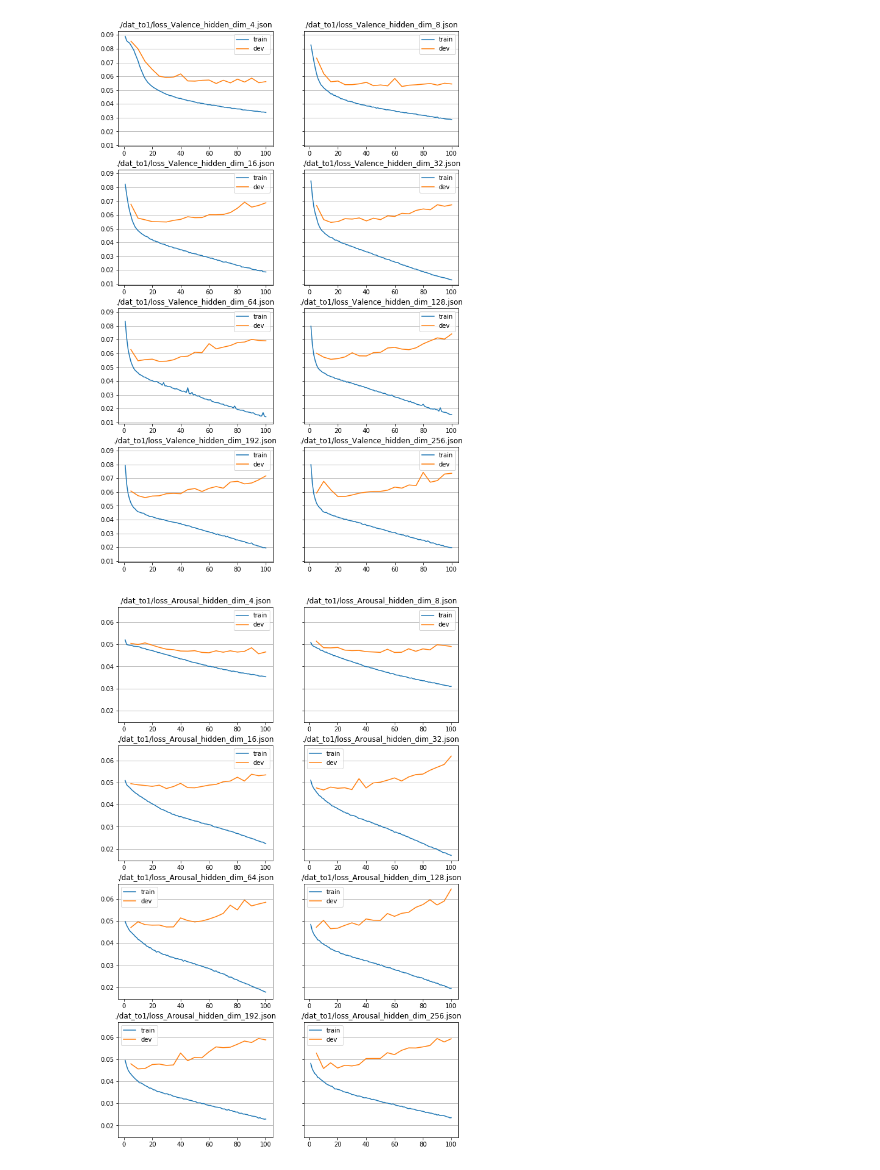
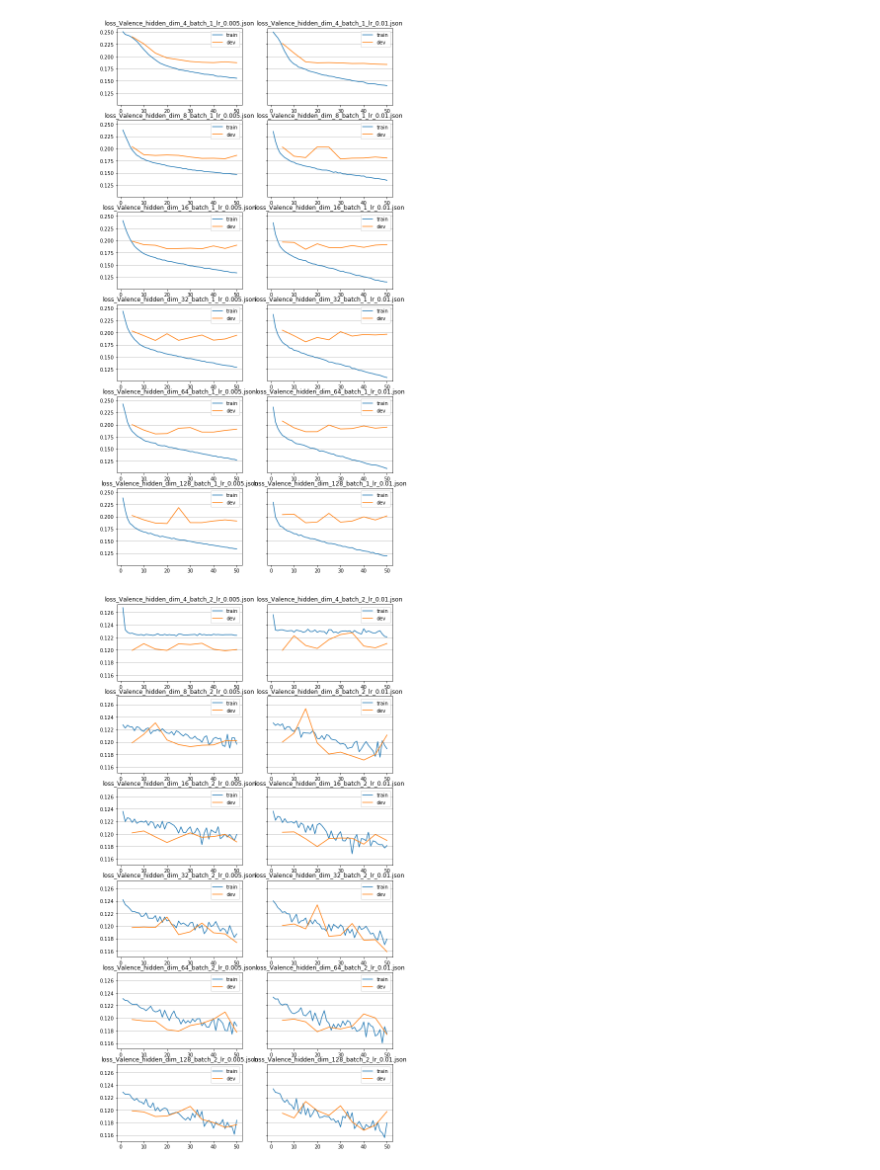
Before and after one commit to kurarrr/emotional-chatapp-core, a Jupyter notebook: vad-analysis/plot.ipynb, the cells around one changed output. Cells and saved outputs as stored; diff of their text form; code cells hidden in the pictures.

```diff
--- a/vad-analysis/plot.ipynb
+++ b/vad-analysis/plot.ipynb
@@ -28,30 +24,37 @@ json_plot('./dat/loss_data_3.json')
 # %%
 vad_types = ['Valence','Arousal','Dominance']
+# vad_types = ['Valence']
+
 for vad_type in vad_types:
-    fig, axes = plt.subplots(4, 2, sharey=True, figsize=(10,16))
-    fig.patch.set_alpha(1)
+    bss = [1,2,4,8]
+    for i in range(4):
 
-    sample = [4,8,16,32,64,128,192,256]
+        fig, axes = plt.subplots(6, 2, sharey=True, figsize=(10,20))
+        fig.patch.set_alpha(1)
 
-    for j in range(4):
-        for i in range(2):
-            json_path = "./dat_to1/loss_{0}_hidden_dim_{1}.json".format(vad_type,sample[2*j+i])
-            with open(json_path) as f:
-                dat = json.load(f)
-            train_loss = dat['train']
-            dev_loss = dat['dev']
+        sample = [4,8,16,32,64,128]
+        lrs = [0.005,0.01]
+        for j in range(2):
+            for k in range(6):
+                title = "loss_{0}_hidden_dim_{1}_batch_{2}_lr_{3}.json".format(\
+                        vad_type,sample[k],bss[i],lrs[j])
+                json_path = "./dat_to1_2/" + title
+                with open(json_path) as f:
+                    dat = json.load(f)
+                train_loss = dat['train']
+                dev_loss = dat['dev']
 
-            x_lim = len(train_loss)
-            x_per5 = [ 5*i for i in range(1,len(dev_loss)+1)]
+                x_lim = len(train_loss)
+                x_per5 = [ 5*i for i in range(1,len(dev_loss)+1)]
 
-            ax = axes[j, i]
-            ax.plot(range(1,x_lim+1),train_loss)
-            ax.plot(x_per5,dev_loss)
-            ax.legend(['train','dev'])
-            ax.set_title(json_path)
-            ax.grid(True,axis='y')
+                ax = axes[k, j]
+                ax.plot(range(1,x_lim+1),train_loss)
+                ax.plot(x_per5,dev_loss)
+                ax.legend(['train','dev'])
+                ax.set_title(title)
+                ax.grid(True,axis='y')
 
-    fig.savefig('loss_graph_{0}.png'.format(vad_type))
+        fig.savefig('loss_graph_{0}_batch_{1}.png'.format(vad_type,bss[i]))
 # %% [output]
-[figure, old version]
+[figure, new version]
-[figure, old version]
+[figure, new version]
```
Also changed, not shown: parts of 4 cells of this notebook, 27 other files.
